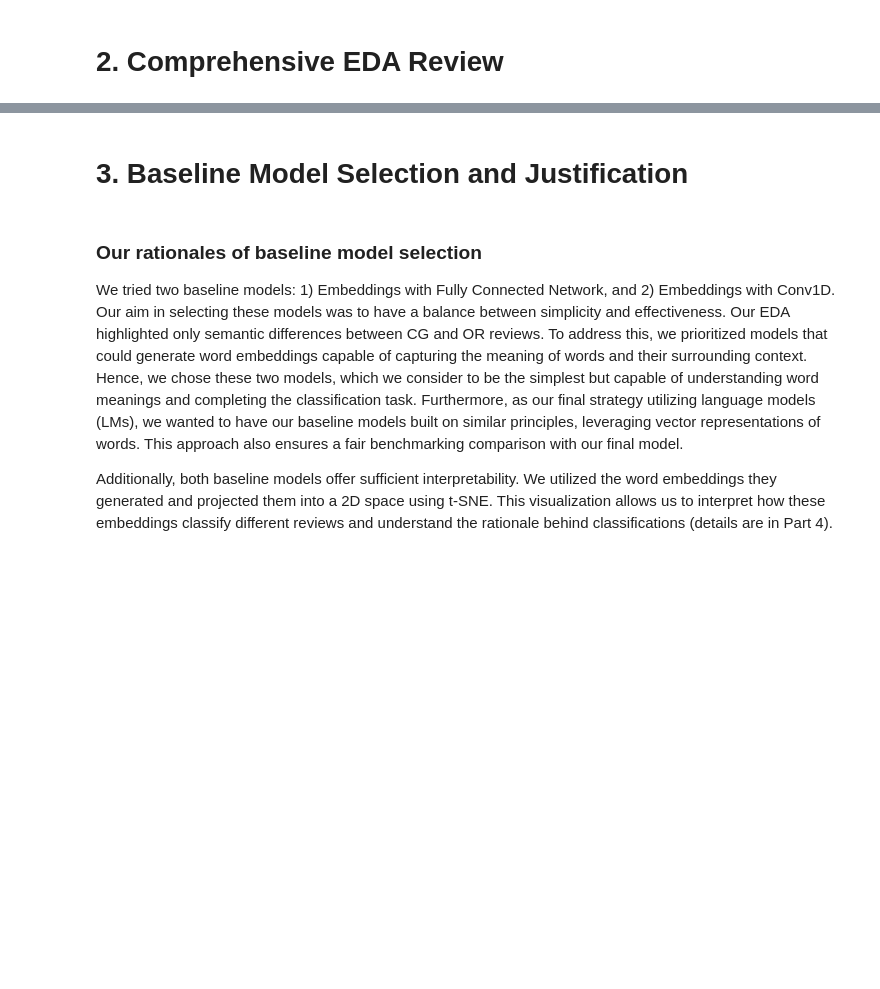
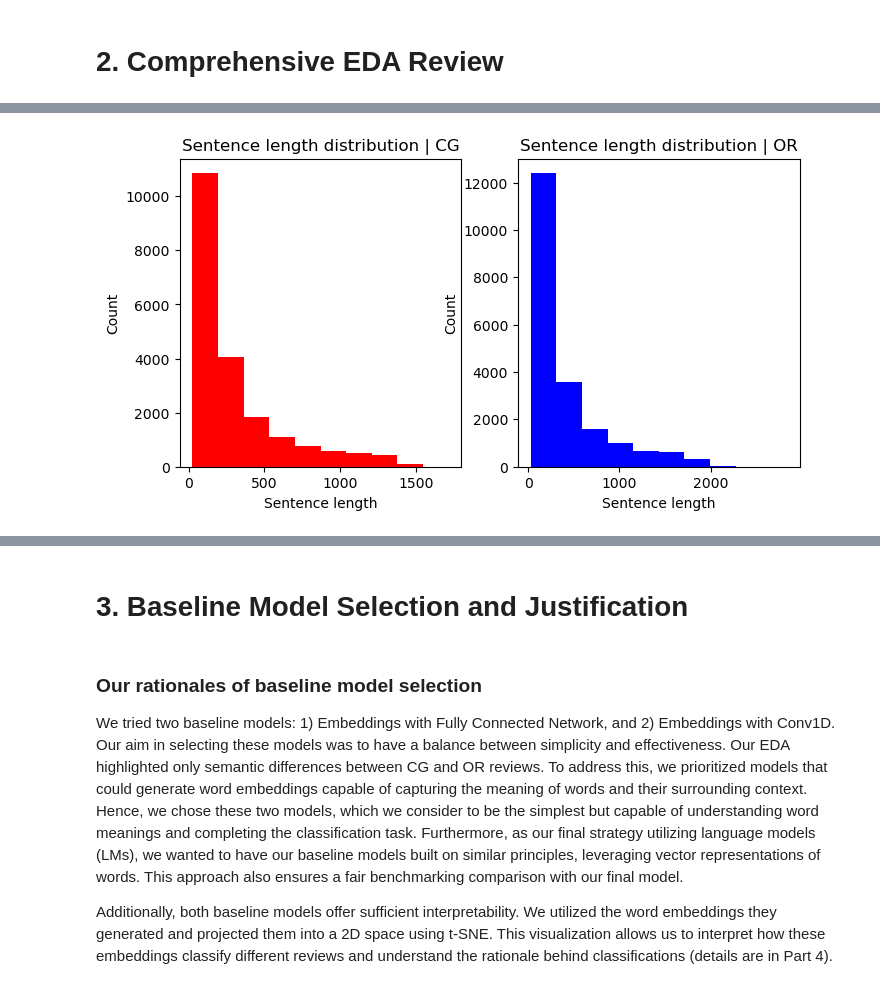
Before and after one commit to TonyW42/cs209, a Jupyter notebook: Milestone_4_Shulin.ipynb, the cells around one changed output, grey strips where cells are left out. Saved outputs shown, nothing was run; the diff lists cells and outputs as text; code cells hidden in the pictures; blank space fills up the shorter version.

```diff
--- a/Milestone_4_Shulin.ipynb
+++ b/Milestone_4_Shulin.ipynb
@@ -6,0 +73,15 @@
+# %%
+fig = fig, (ax1, ax2) = plt.subplots(1, 2, figsize =(8, 4))
+ax1.hist((data.loc[data["label"] == "CG", "text_"]).str.len(), color="red")
+ax1.set_title("Sentence length distribution | CG")
+ax1.set_xlabel("Sentence length")
+ax1.set_ylabel("Count")
+
+ax2.hist((data.loc[data["label"] == "OR", "text_"]).str.len(), color="blue")
+ax2.set_title("Sentence length distribution | OR")
+ax2.set_xlabel("Sentence length")
+ax2.set_ylabel("Count")
+
+plt.show()
+# %% [output]
+[figure, added]
```
Also changed, not shown: parts of 11 cells of this notebook.
